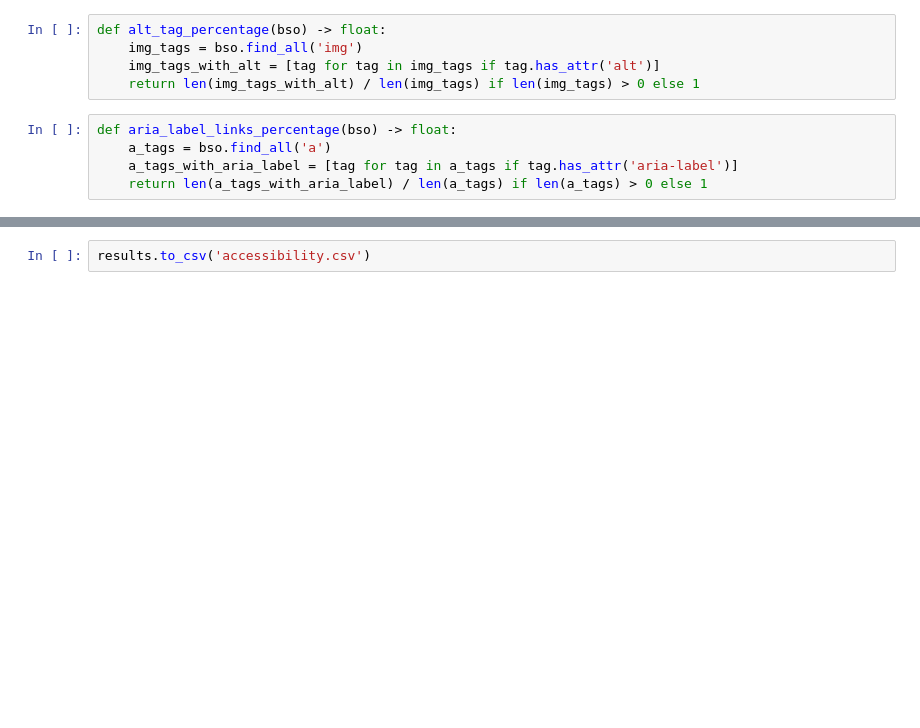
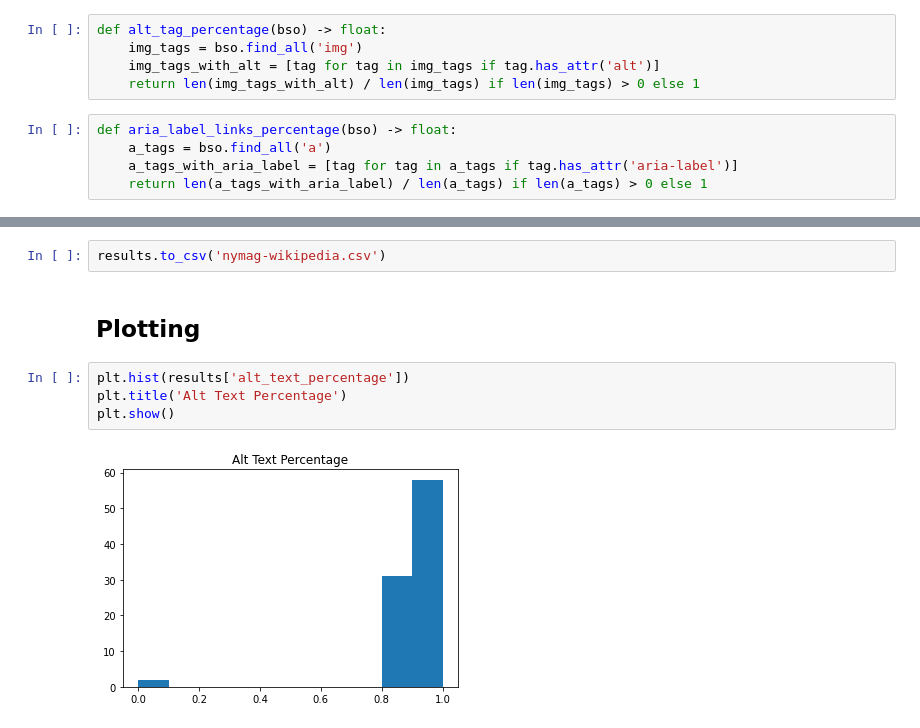
Before and after one commit to The5thAxiom/web-accessibility, a Jupyter notebook: crawler.ipynb, the cells around one changed output, grey strips where cells are left out. Saved outputs shown, nothing was run; the diff lists cells and outputs as text; blank space fills up the shorter version.

```diff
--- a/crawler.ipynb
+++ b/crawler.ipynb
@@ -97,2 +181,10 @@ results
 # %%
-results.to_csv('accessibility.csv')
+results.to_csv('nymag-wikipedia.csv')
+# %% [markdown]
+## Plotting
+# %%
+plt.hist(results['alt_text_percentage'])
+plt.title('Alt Text Percentage')
+plt.show()
+# %% [output]
+[figure, added]
```
Also changed, not shown: parts of 14 cells of this notebook, 2 other files.
